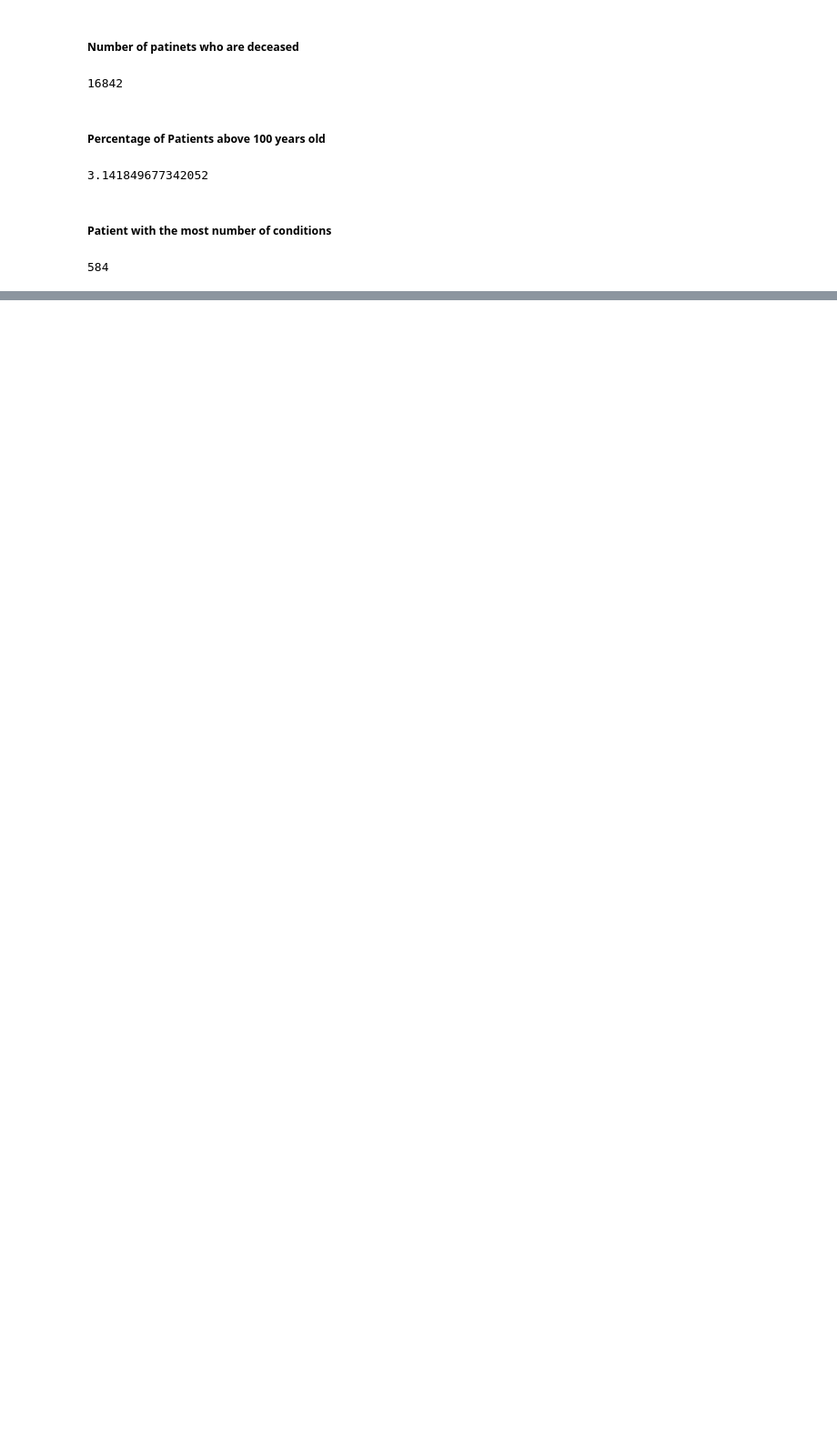
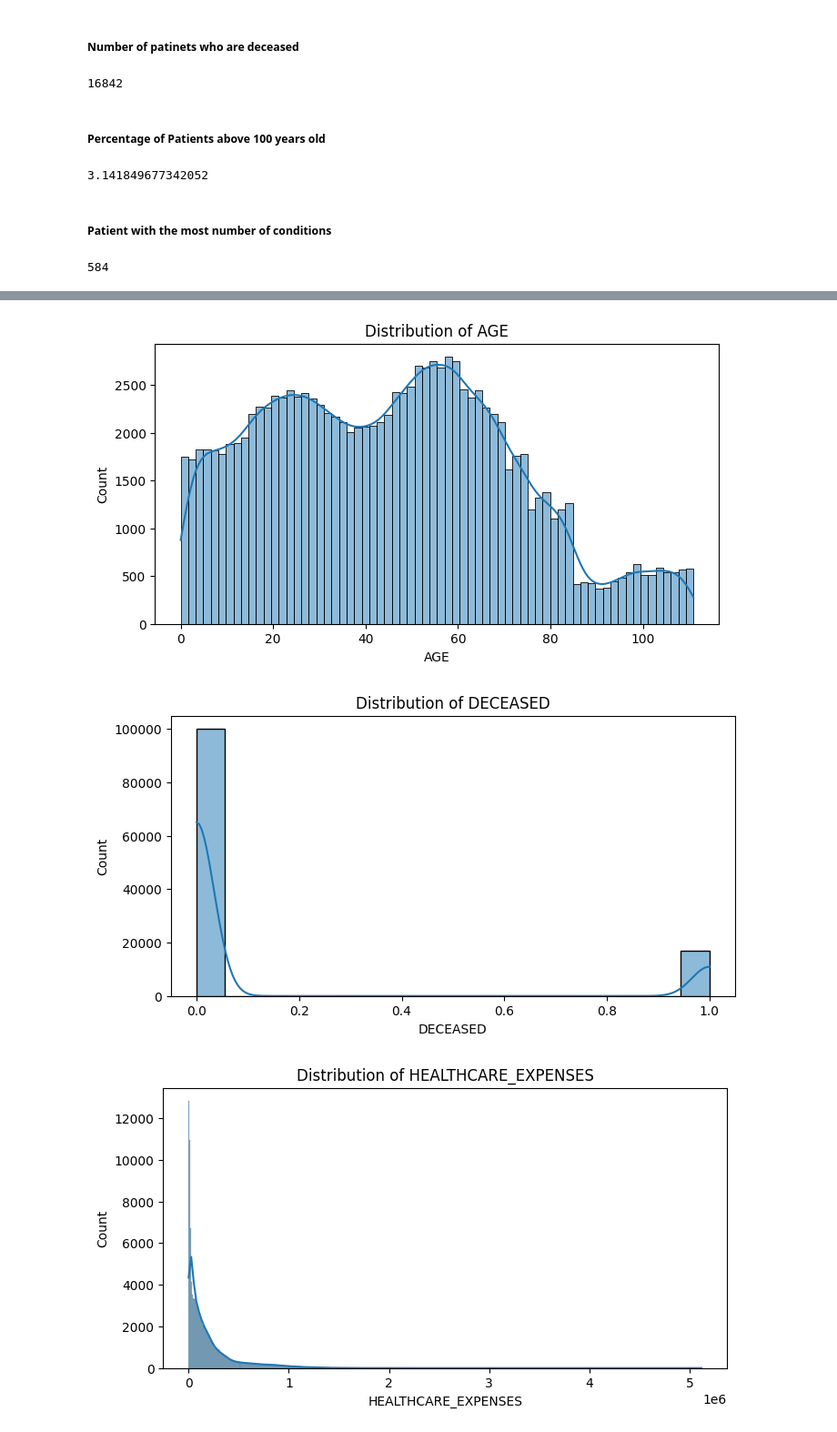
Before and after one commit to ImranBary/VITAI, a Jupyter notebook: data_exploration.ipynb, the cells around one changed output, grey strips where cells are left out. Shown at 91% size. Saved outputs shown, nothing was run; the diff lists cells and outputs as text; code cells hidden in the pictures; blank space fills up the shorter version.

```diff
--- a/data_exploration.ipynb
+++ b/data_exploration.ipynb
@@ -32,3 +32,73 @@ patient_most_conditon = df['num_conditions'].max()
 patient_most_conditon
 # %% [output]
 584
+# %%
+# Import necessary libraries
+import pandas as pd
+import numpy as np
+import matplotlib.pyplot as plt
+%pip install seaborn
+import seaborn as sns
+
+# Load the combined data
+combined_df = pd.read_csv('combined_data.csv')
+
+# Define structured columns
+structured_cols = [
+    'Id',  # Assuming 'Id' is the patient identifier
+    'AGE', 'DECEASED', 'GENDER', 'RACE', 'ETHNICITY',
+    'HEALTHCARE_EXPENSES', 'HEALTHCARE_COVERAGE', 'INCOME',
+    'num_conditions', 'num_medications', 'num_procedures',
+    'num_allergies', 'num_imaging_studies', 'num_encounters',
+    'diabetes', 'hypertension', 'asthma', 'metformin',
+    'lisinopril', 'albuterol', 'appendectomy', 'blood_transfusion',
+    'penicillin_allergy', 'peanut_allergy', 'weight', 'height',
+    'diastolic_bp', 'systolic_bp', 'body_temperature', 'heart_rate',
+    'respiratory_rate', 'ct_scans', 'xray_scans', 'ambulatory',
+    'wellness', 'outpatient', 'emergency', 'inpatient', 'urgentcare',
+    'virtual', 'hospice', 'snf', 'home'
+]
+
+# Extract structured data
+structured_data = combined_df[structured_cols]
+
+# Display the first few rows
+print("First 5 rows of structured data:")
+print(structured_data.head())
+
+# Check for missing values
+print("\nMissing values in each column:")
+print(structured_data.isnull().sum())
+
+# Get descriptive statistics
+print("\nDescriptive statistics:")
+print(structured_data.describe(include='all'))
+
+# Identify categorical and numerical columns
+numerical_cols = structured_data.select_dtypes(include=['float64', 'int64']).columns.tolist()
+categorical_cols = structured_data.select_dtypes(include=['object']).columns.tolist()
+
+print("\nNumerical columns:", numerical_cols)
+print("Categorical columns:", categorical_cols)
+
+# Analyze distributions of numerical features
+for col in numerical_cols:
+    plt.figure(figsize=(8, 4))
+    sns.histplot(structured_data[col].dropna(), kde=True)
+    plt.title(f'Distribution of {col}')
+    plt.show()
+
+# Analyze categorical features
+for col in categorical_cols:
+    plt.figure(figsize=(8, 4))
+    sns.countplot(y=structured_data[col])
+    plt.title(f'Count plot of {col}')
+    plt.show()
+
+# Check correlations between numerical features
+plt.figure(figsize=(12, 10))
+corr_matrix = structured_data[numerical_cols].corr()
+sns.heatmap(corr_matrix, annot=True, fmt=".2f", cmap='coolwarm')
+plt.title('Correlation Matrix of Numerical Features')
+plt.show()
+# %% [output]
@@ -34,0 +122,3 @@ patient_most_conditon
+[figure, added]
+[figure, added]
+[figure, added]
```
Also changed, not shown: parts of 6 cells of this notebook, 5 other files.
